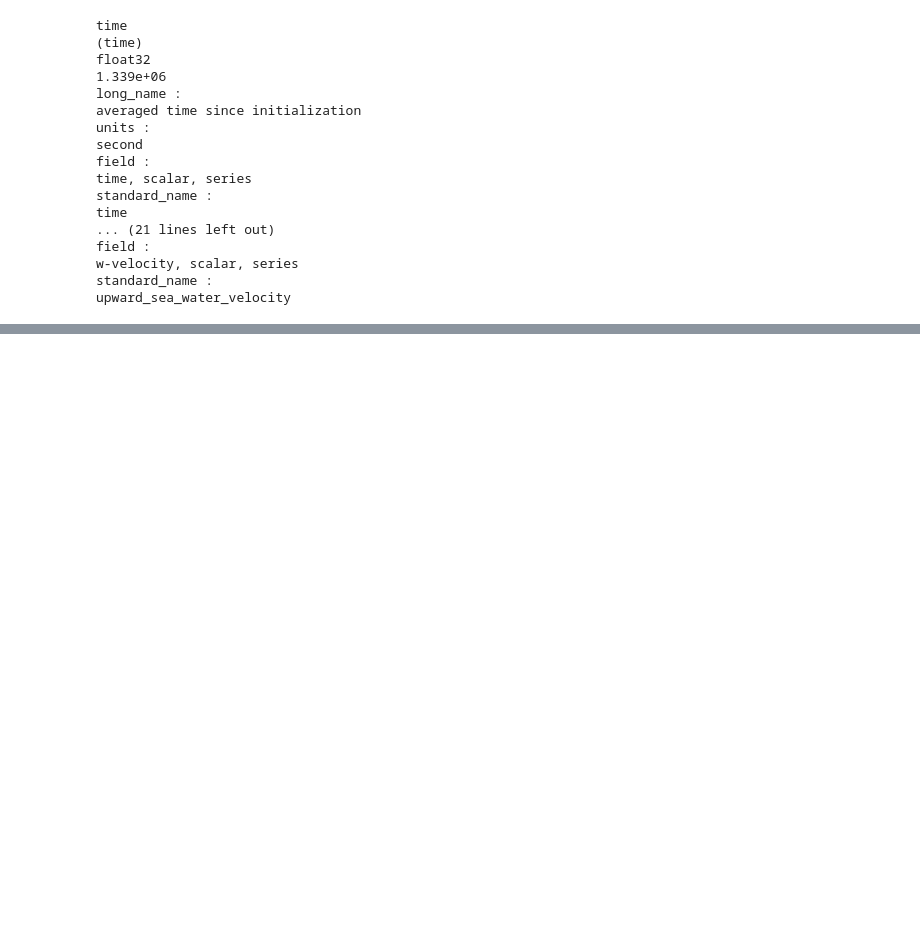
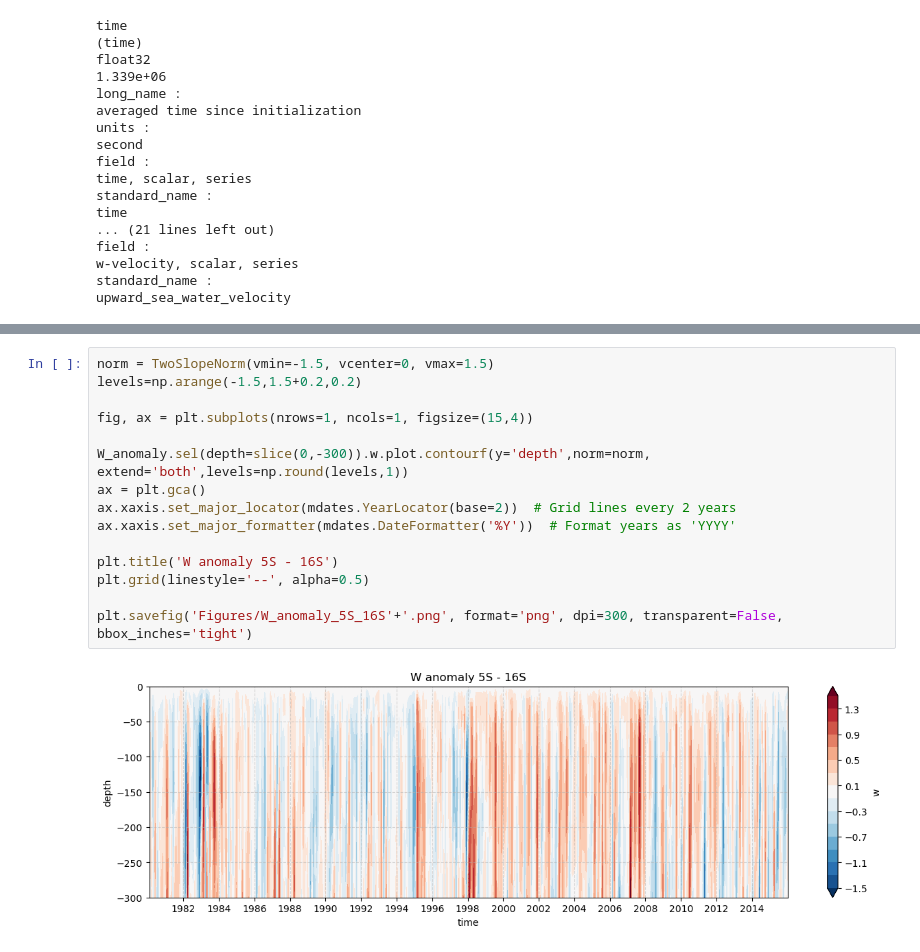
Before and after one commit to danliba/Upwelling_paper, a Jupyter notebook: Upwelling_w_profile.ipynb, the cells around one changed output, grey strips where cells are left out. Drawn from its saved outputs; the diff is of its cells as text; blank space fills up the shorter version.

```diff
--- a/Upwelling_w_profile.ipynb
+++ b/Upwelling_w_profile.ipynb
@@ -108,0 +155,17 @@ wmld_ds.isel(time=20).sel(depth=slice(0,-300)).wmld.plot(y='depth')
+# %%
+norm = TwoSlopeNorm(vmin=-1.5, vcenter=0, vmax=1.5)
+levels=np.arange(-1.5,1.5+0.2,0.2)
+
+fig, ax = plt.subplots(nrows=1, ncols=1, figsize=(15,4))
+
+W_anomaly.sel(depth=slice(0,-300)).w.plot.contourf(y='depth',norm=norm, extend='both',levels=np.round(levels,1))
+ax = plt.gca()
+ax.xaxis.set_major_locator(mdates.YearLocator(base=2))  # Grid lines every 2 years
+ax.xaxis.set_major_formatter(mdates.DateFormatter('%Y'))  # Format years as 'YYYY'
+
+plt.title('W anomaly 5S - 16S')
+plt.grid(linestyle='--', alpha=0.5)
+
+plt.savefig('Figures/W_anomaly_5S_16S'+'.png', format='png', dpi=300, transparent=False, bbox_inches='tight')
+# %% [output]
+[figure, added]
```
Also changed, not shown: parts of 16 cells of this notebook, 3 other files.
